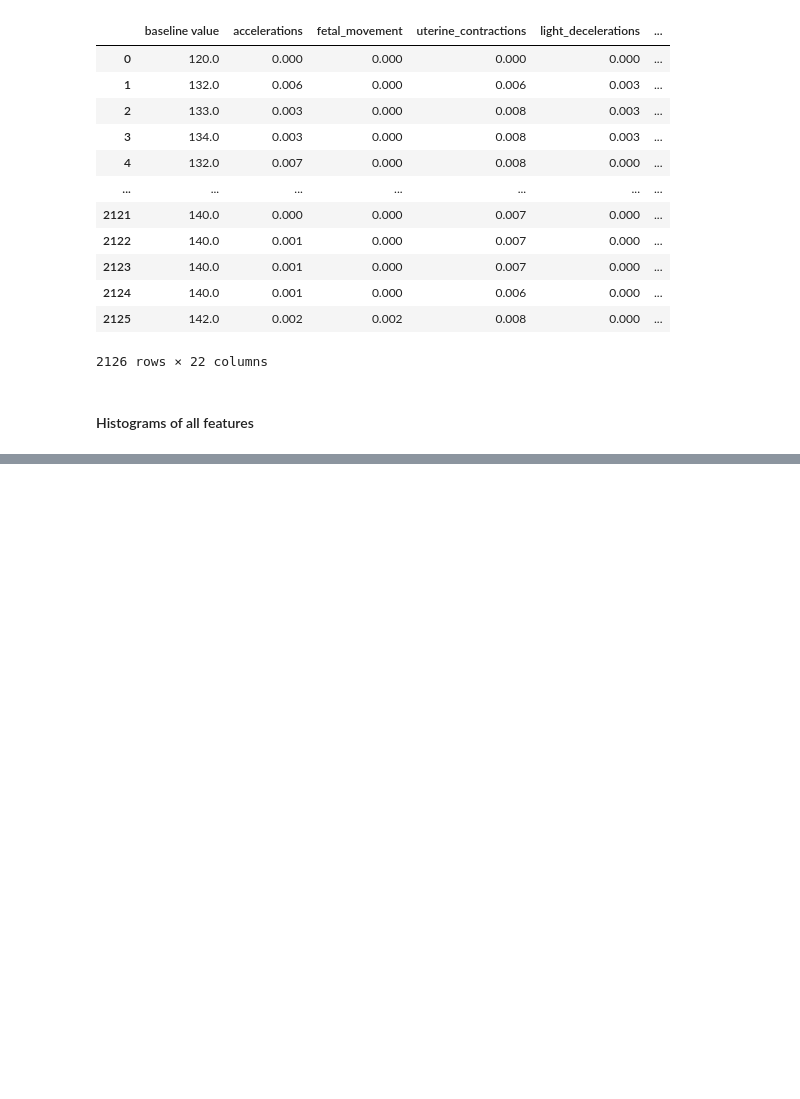
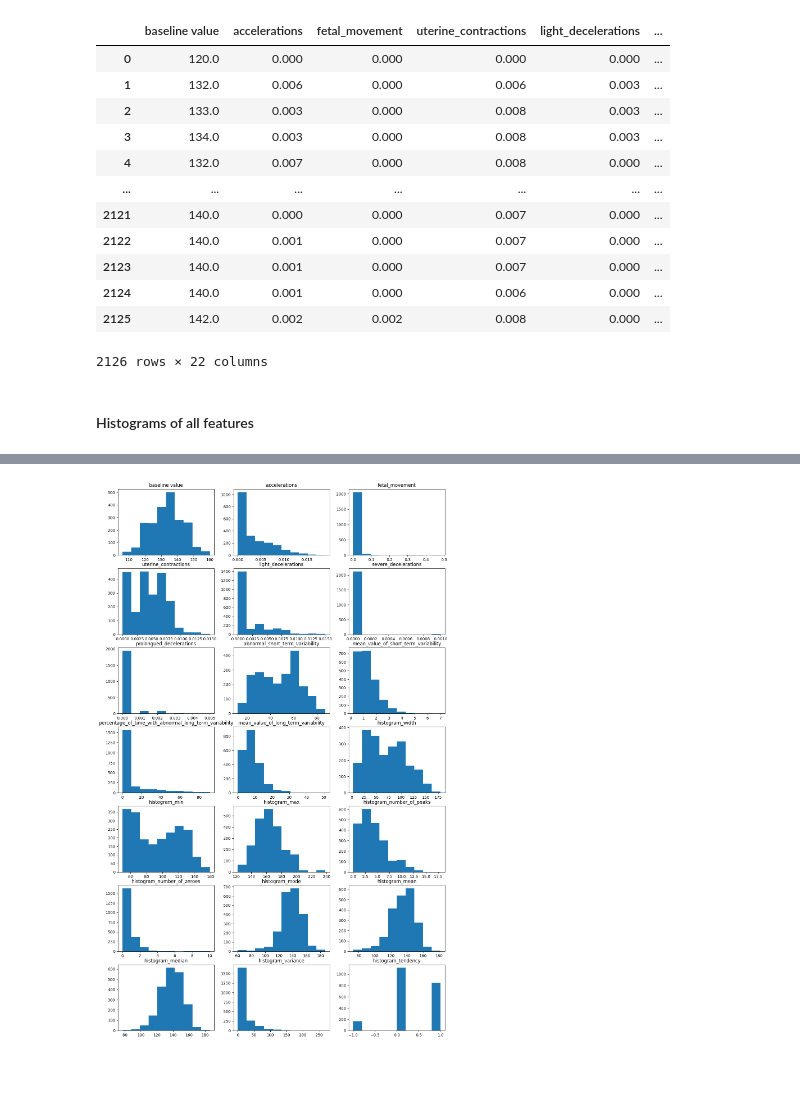
Before and after one commit to sharvdawg/FetusHealthML, a Jupyter notebook: Project/Final Report.ipynb, the cells around one changed output, grey strips where cells are left out. Drawn from its saved outputs; the diff is of its cells as text; code cells hidden in the pictures; blank space fills up the shorter version.

```diff
--- a/Project/Final Report.ipynb
+++ b/Project/Final Report.ipynb
@@ -41,7 +31,7 @@ import pandas as pd
 import matplotlib.pyplot as plt
 import numpy as np
 # %%
-df = pd.read_csv("C:\\Users\\jeffr\\Desktop\\cs184A\\FetusHealthML\\Project\\fetal_health.csv")
+df = pd.read_csv("C:\\Users\\jeffr\\Desktop\\CS184A\\Project\\FetusHealthML\\Project\\fetal_health.csv")
 display(df)
 # %% [output]
 |  | baseline value | accelerations | fetal_movement | uterine_contractions | light_decelerations | ... |
@@ -59,9 +49,3 @@ display(df)
 2126 rows × 22 columns
 # %% [markdown]
 #### Histograms of all features
-# %%
-for features in df:
-    plt.hist(df[features])
-    plt.xlabel(features)
-    plt.ylabel("Count")
-    plt.show()
@@ -82,2 +52,13 @@ for features in df:
+# %%
+fig, ax = plt.subplots(7,3,figsize=(15,25))
+
+for i, features in enumerate(df):
+    if i == 21:
+        break
+    ax[i//3][i%3].hist(df[features])
+    ax[i//3][i%3].title.set_text(features)
+plt.show()
+# %% [output]
+[figure, added]
 # %% [markdown]
 ####
```
Also changed, not shown: parts of 6 cells of this notebook, 6 other files.
